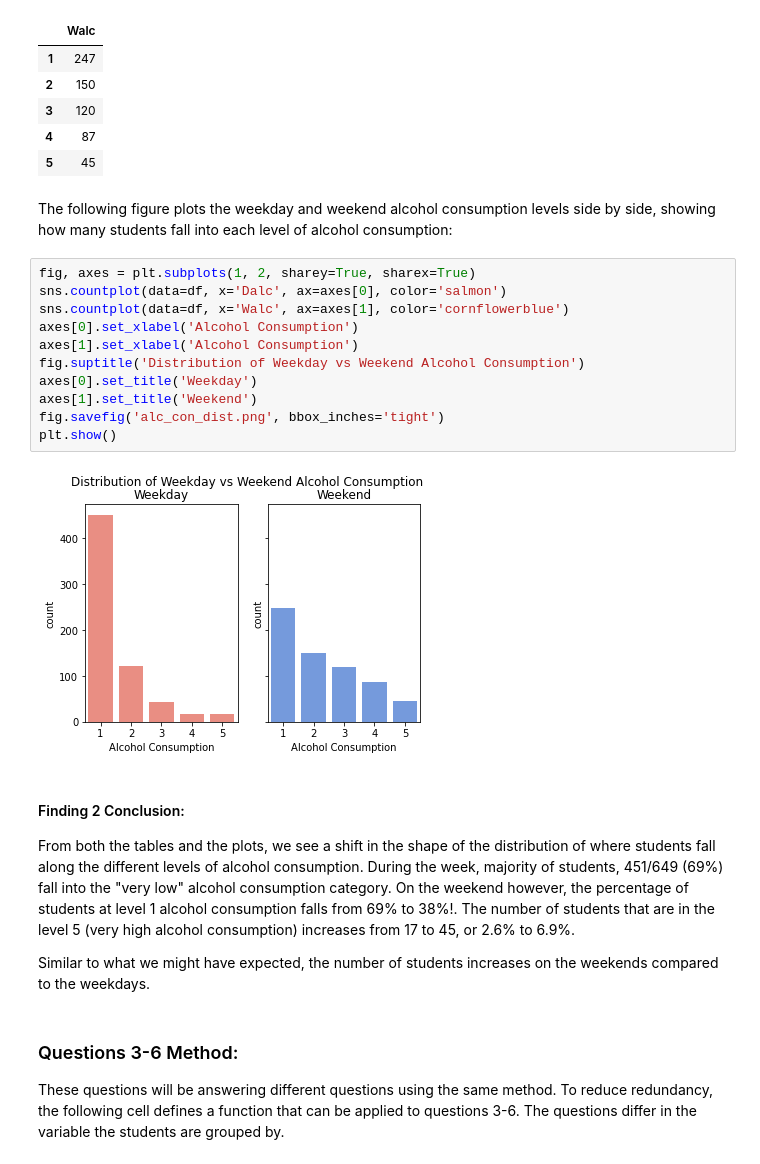
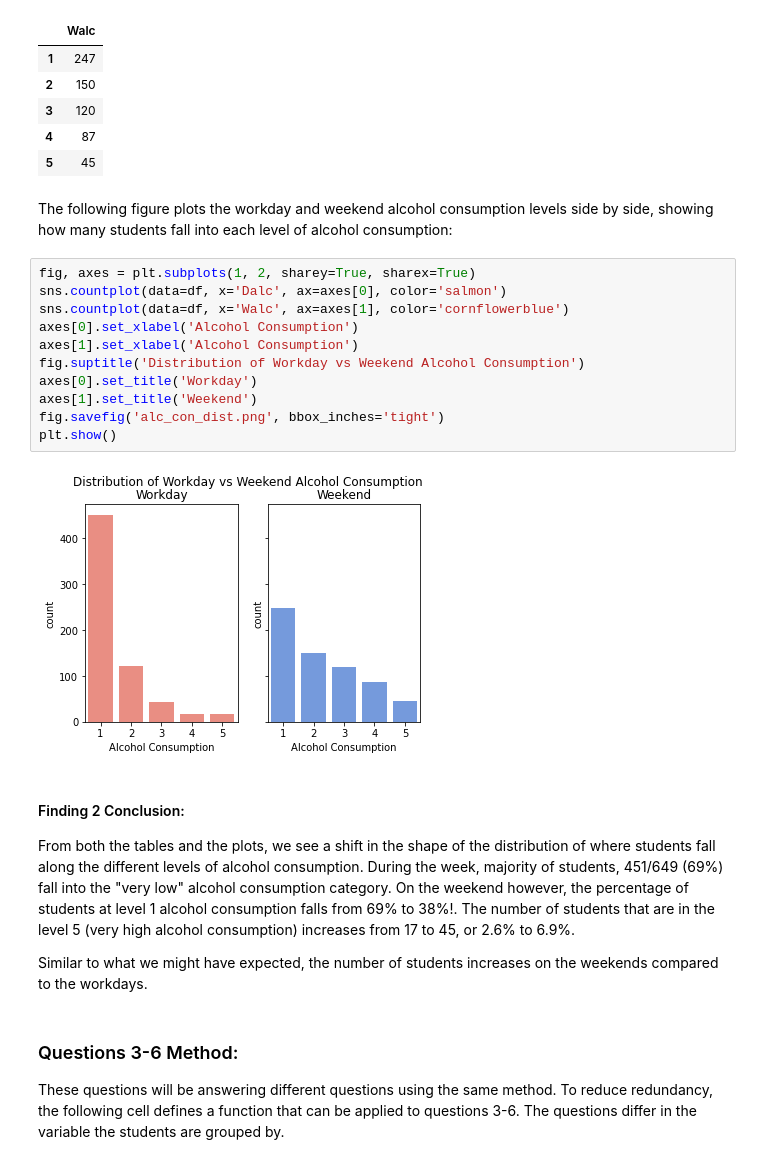
Before and after one commit to christinedien/hcde-410-final, a Jupyter notebook: hcde-410-final.ipynb, the cells around one changed output. Cells and saved outputs as stored; diff of their text form.

```diff
--- a/hcde-410-final.ipynb
+++ b/hcde-410-final.ipynb
@@ -292,25 +304,25 @@ WEEKEND ALCOHOL CONSUMPTION:
 | 4 | 87 |
 | 5 | 45 |
 # %% [markdown]
-The following figure plots the weekday and weekend alcohol consumption levels side by side, showing how many students fall into each level of alcohol consumption:
+The following figure plots the workday and weekend alcohol consumption levels side by side, showing how many students fall into each level of alcohol consumption:
 # %%
 fig, axes = plt.subplots(1, 2, sharey=True, sharex=True)
 sns.countplot(data=df, x='Dalc', ax=axes[0], color='salmon')
 sns.countplot(data=df, x='Walc', ax=axes[1], color='cornflowerblue')
 axes[0].set_xlabel('Alcohol Consumption')
 axes[1].set_xlabel('Alcohol Consumption')
-fig.suptitle('Distribution of Weekday vs Weekend Alcohol Consumption')
-axes[0].set_title('Weekday')
+fig.suptitle('Distribution of Workday vs Weekend Alcohol Consumption')
+axes[0].set_title('Workday')
 axes[1].set_title('Weekend')
 fig.savefig('alc_con_dist.png', bbox_inches='tight')
 plt.show()
 # %% [output]
-[figure, old version]
+[figure, new version]
 # %% [markdown]
 #### Finding 2 Conclusion:
 From both the tables and the plots, we see a shift in the shape of the distribution of where students fall along the different levels of alcohol consumption. During the week, majority of students, 451/649 (69%) fall into the "very low" alcohol consumption category. On the weekend however, the percentage of students at level 1 alcohol consumption falls from 69% to 38%!. The number of students that are in the level 5 (very high alcohol consumption) increases from 17 to 45, or 2.6% to 6.9%.
 
-Similar to what we might have expected, the number of students increases on the weekends compared to the weekdays.
+Similar to what we might have expected, the number of students increases on the weekends compared to the workdays.
 # %% [markdown]
 ### Questions 3-6 Method:
 
```
Also changed, not shown: parts of 18 cells of this notebook, 8 other files.
